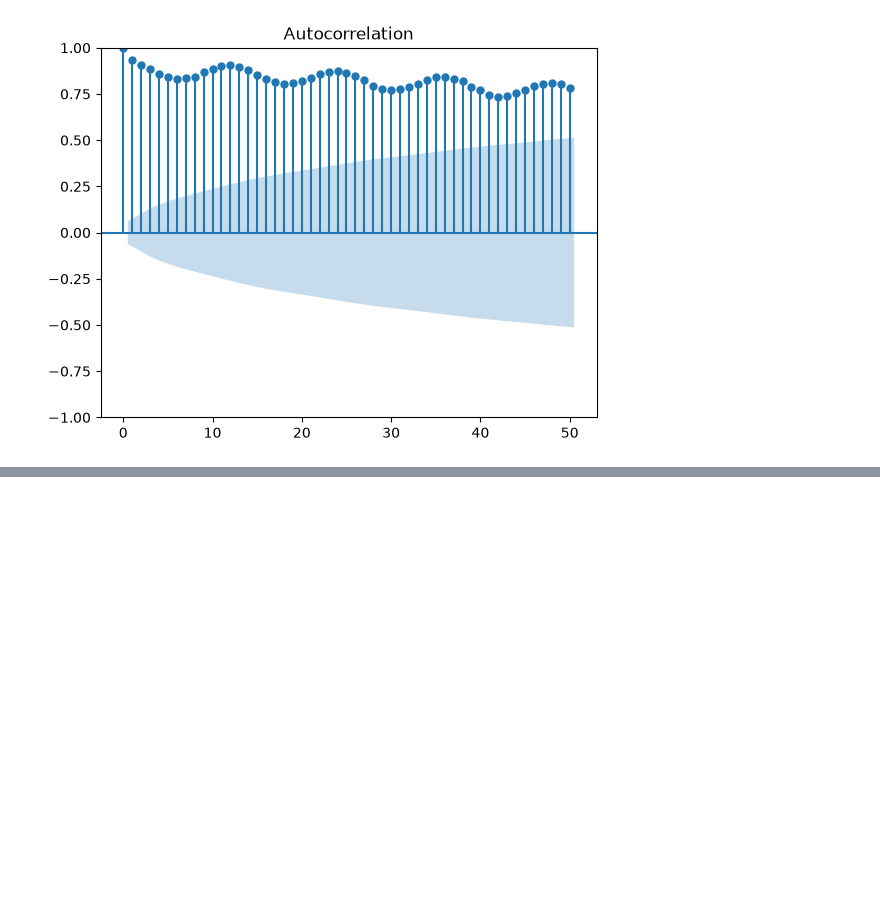
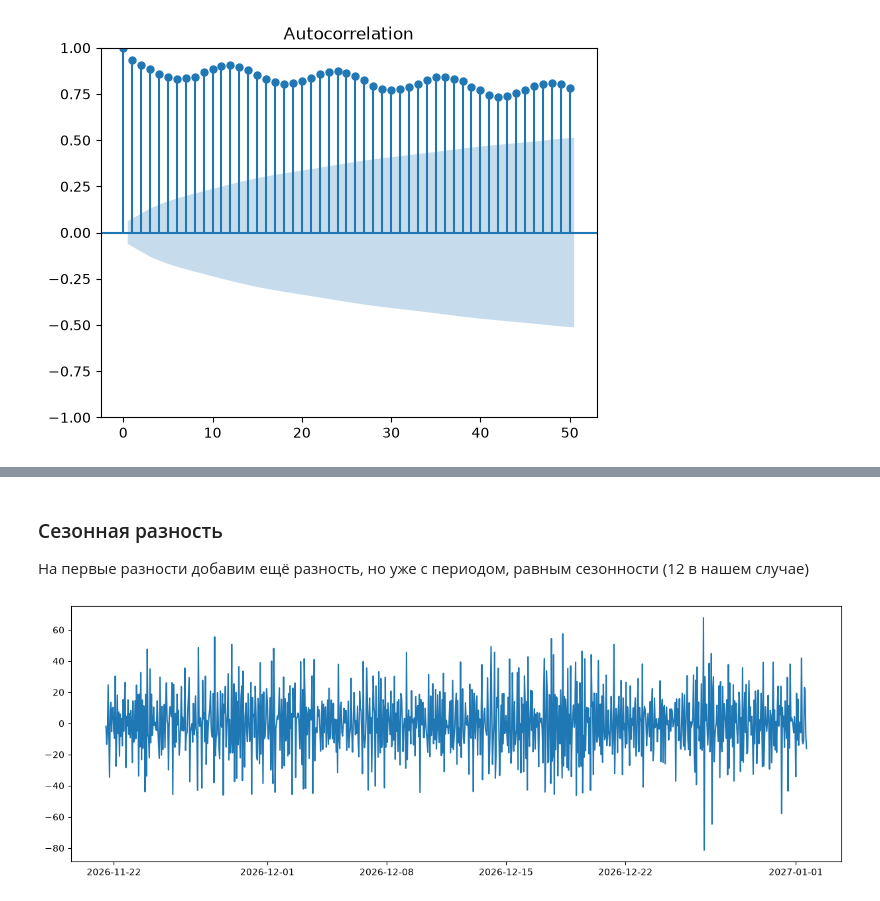
Before and after one commit to Rodeffs/Master1_Programming, a Jupyter notebook: Time_Series/03_lab/03_lab.ipynb, the cells around one changed output, grey strips where cells are left out. Cells and saved outputs as stored; diff of their text form; code cells hidden in the pictures; blank space fills up the shorter version.

```diff
--- a/Time_Series/03_lab/03_lab.ipynb
+++ b/Time_Series/03_lab/03_lab.ipynb
@@ -70,0 +251,10 @@ plot_acf(df, lags=50)
+# %% [markdown]
+### Сезонная разность
+
+На первые разности добавим ещё разность, но уже с периодом, равным сезонности (12 в нашем случае)
+# %%
+df_seas_diff = df_diff.diff(12).dropna()
+# %%
+plot_series(df_seas_diff)
+# %% [output]
+[figure, added]
```
Also changed, not shown: parts of 50 cells of this notebook.
